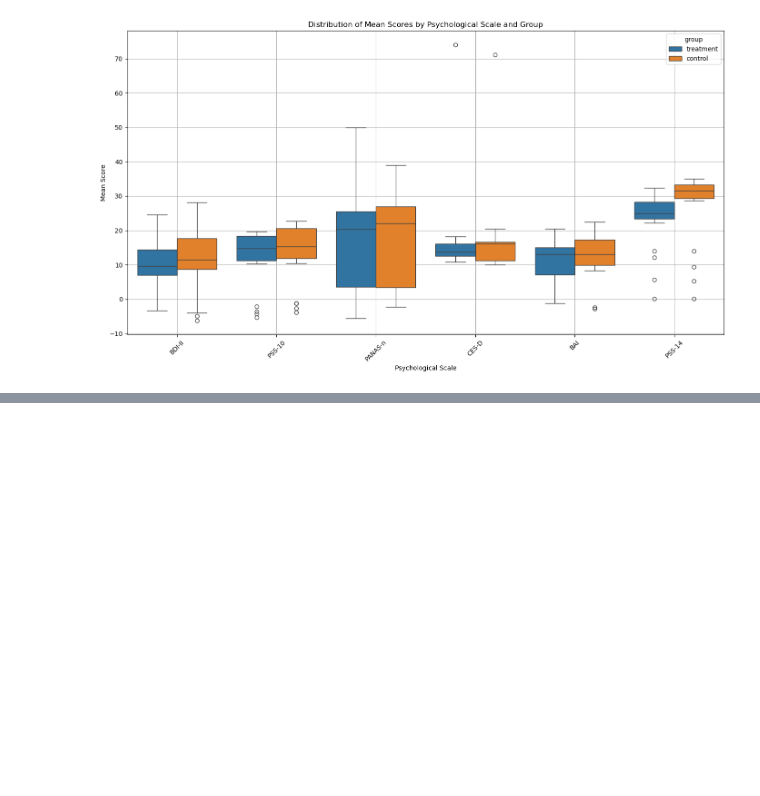
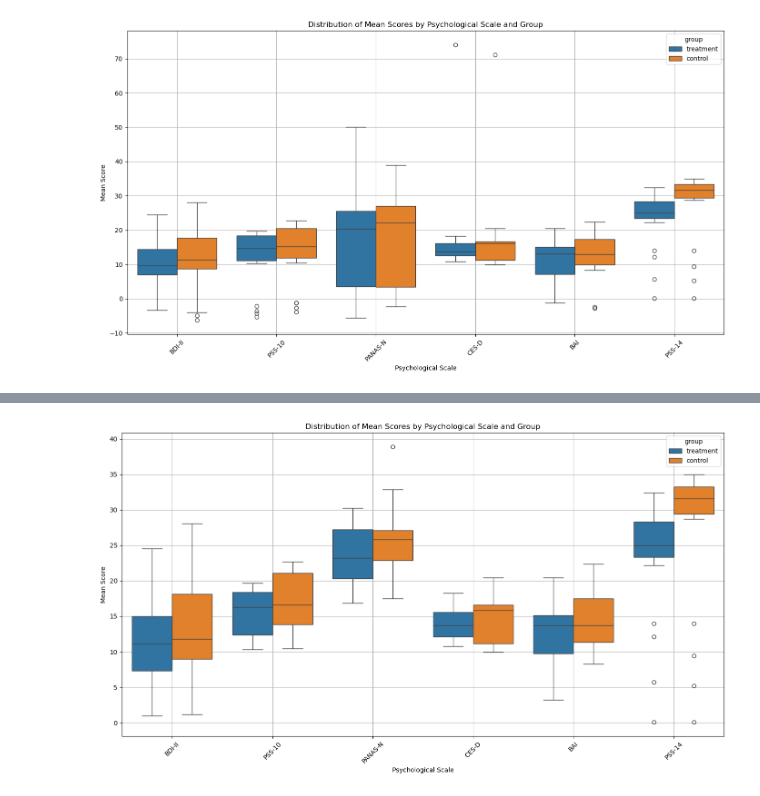
Before and after one commit to MaidanchukIrina/Meditation_Stress_Project, a Jupyter notebook: Stage 4. Effect size/Stage 4: Effect Size Data analisys.ipynb, the cells around one changed output, grey strips where cells are left out. Saved outputs shown, nothing was run; the diff lists cells and outputs as text; code cells hidden in the pictures; blank space fills up the shorter version.

Commit message:
Stress Reduction Trends PSS-14, BDI-2

```diff
--- a/Stage 4. Effect size/Stage 4: Effect Size Data analisys.ipynb
+++ b/Stage 4. Effect size/Stage 4: Effect Size Data analisys.ipynb
@@ -231,0 +261,2 @@ plt.show()
+# %%
+outcomes = pd.read_csv('https://raw.githubusercontent.com/MaidanchukIrina/Meditation_Stress_Project/main/Stage%202.%20Outcomes/Outcomes_prepared.csv')
@@ -231,0 +288,11 @@ plt.show()
+# %%
+# 🔗 5. Merge metadata into the core dataset
+enriched_core_dataset = core_dataset.merge(outcomes_selected, how='left', on='o_short')
+
+# ✏️ 6. Rename for clarity
+enriched_core_dataset = enriched_core_dataset.rename(columns={
+    'o_min': 'theoretical_min',
+    'o_max': 'theoretical_max',
+    'o_full': 'scale_full_name',
+    'o_mean': 'scale_description'
+})
@@ -231,0 +354,21 @@ plt.show()
+# %%
+# 🧼 Remove outliers that fall outside of theoretical bounds
+core_dataset_clean = enriched_core_dataset[
+    (enriched_core_dataset['mean_score'] >= enriched_core_dataset['theoretical_min']) &
+    (enriched_core_dataset['mean_score'] <= enriched_core_dataset['theoretical_max'])
+].copy()
+
+# 🧾 Identify study_ids that had outliers
+all_outliers = enriched_core_dataset[
+    (enriched_core_dataset['mean_score'] < enriched_core_dataset['theoretical_min']) |
+    (enriched_core_dataset['mean_score'] > enriched_core_dataset['theoretical_max'])
+]
+lost_studies = all_outliers['study_id'].unique()
+
+# 🧮 Which study_ids were fully removed (no rows left after cleaning)?
+remaining_ids = core_dataset_clean['study_id'].unique()
+fully_lost_ids = [sid for sid in lost_studies if sid not in remaining_ids]
+partially_lost_ids = [sid for sid in lost_studies if sid in remaining_ids]
+
+print("Fully removed study_id:", fully_lost_ids)
+print("Partially removed study_id:", partially_lost_ids)
@@ -231,0 +395,12 @@ plt.show()
+# %%
+plt.figure(figsize=(14, 8))
+sns.boxplot(data=core_dataset_clean, x='o_short', y='mean_score', hue='group')
+plt.title('Distribution of Mean Scores by Psychological Scale and Group')
+plt.xlabel('Psychological Scale')
+plt.ylabel('Mean Score')
+plt.xticks(rotation=45)
+plt.grid(True)
+plt.tight_layout()
+plt.show()
+# %% [output]
+[figure, added]
```
Also changed, not shown: parts of 18 cells of this notebook.
